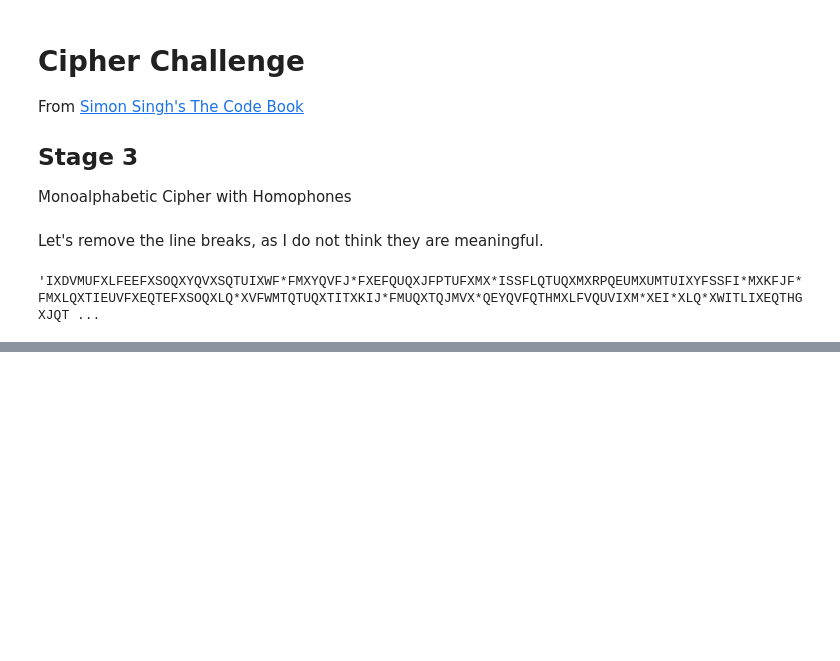
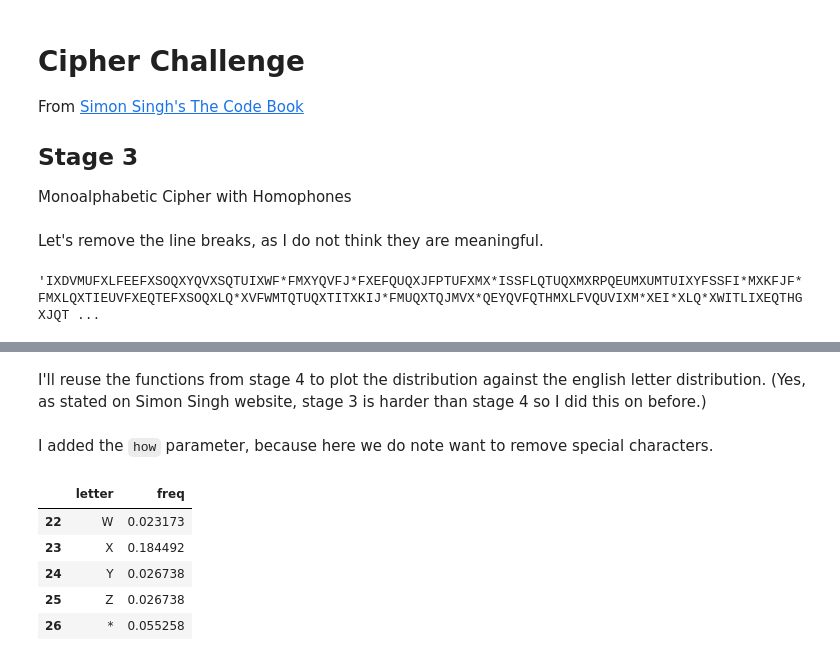
Before and after one commit to FlorianGD/cipher-challenge, a Jupyter notebook: stage-3.ipynb, the cells around one changed output, grey strips where cells are left out. Saved outputs shown, nothing was run; the diff lists cells and outputs as text; code cells hidden in the pictures; blank space fills up the shorter version.

```diff
--- a/stage-3.ipynb
+++ b/stage-3.ipynb
@@ -36,0 +65,2 @@ cipher_text
+# %% [markdown]
+I'll reuse the functions from stage 4 to plot the distribution against the english letter distribution. (Yes, as stated on Simon Singh website, stage 3 is harder than stage 4 so I did this on before.)
@@ -36,0 +81,2 @@ cipher_text
+# %% [markdown]
+I added the `how` parameter, because here we do note want to remove special characters.
@@ -36,0 +85,9 @@ cipher_text
+# %%
+cipher_df.tail()
+# %% [output]
+|  | letter | freq |
+| 22 | W | 0.023173 |
+| 23 | X | 0.184492 |
+| 24 | Y | 0.026738 |
+| 25 | Z | 0.026738 |
+| 26 | * | 0.055258 |
```
Also changed, not shown: parts of 20 cells of this notebook.
